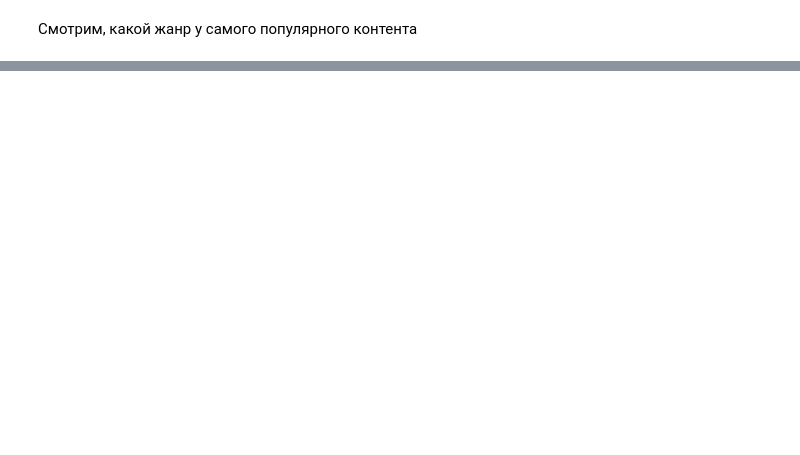
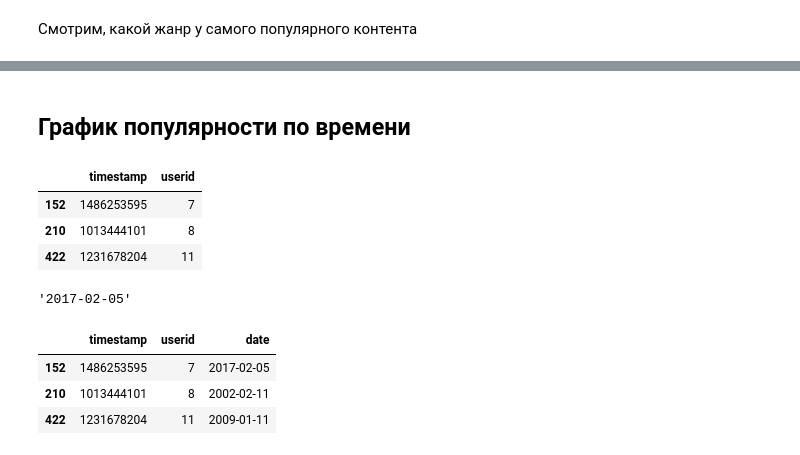
Before and after one commit to adzhumurat/data_management, a Jupyter notebook: docker_compose/data_client/app/jupyter_notebooks/database_connections.ipynb, the cells around one changed output, grey strips where cells are left out. Saved outputs shown, nothing was run; the diff lists cells and outputs as text; code cells hidden in the pictures; blank space fills up the shorter version.

```diff
--- a/docker_compose/data_client/app/jupyter_notebooks/database_connections.ipynb
+++ b/docker_compose/data_client/app/jupyter_notebooks/database_connections.ipynb
@@ -134,0 +204,30 @@ doc = collection.find({'movie_id': f'{most_popular_movie_id}'}, {'_id': 0}).limi
+# %% [markdown]
+## График популярности по времени
+# %%
+ratings_318 = ratings[ratings.movieid==318][['timestamp', 'userid']]
+ratings_318.head(3)
+# %% [output]
+|  | timestamp | userid |
+| 152 | 1486253595 | 7 |
+| 210 | 1013444101 | 8 |
+| 422 | 1231678204 | 11 |
+# %%
+from datetime import datetime
+
+def unix_to_date(ts):
+    return datetime.utcfromtimestamp(ts).strftime('%Y-%m-%d')
+
+unix_to_date(1486253595)
+# %% [output]
+'2017-02-05'
+# %%
+ratings_318 = ratings_318.assign(
+    date=ratings_318.timestamp.apply(unix_to_date)
+)
+
+ratings_318.head(3)
+# %% [output]
+|  | timestamp | userid | date |
+| 152 | 1486253595 | 7 | 2017-02-05 |
+| 210 | 1013444101 | 8 | 2002-02-11 |
+| 422 | 1231678204 | 11 | 2009-01-11 |
```
Also changed, not shown: parts of 23 cells of this notebook.
